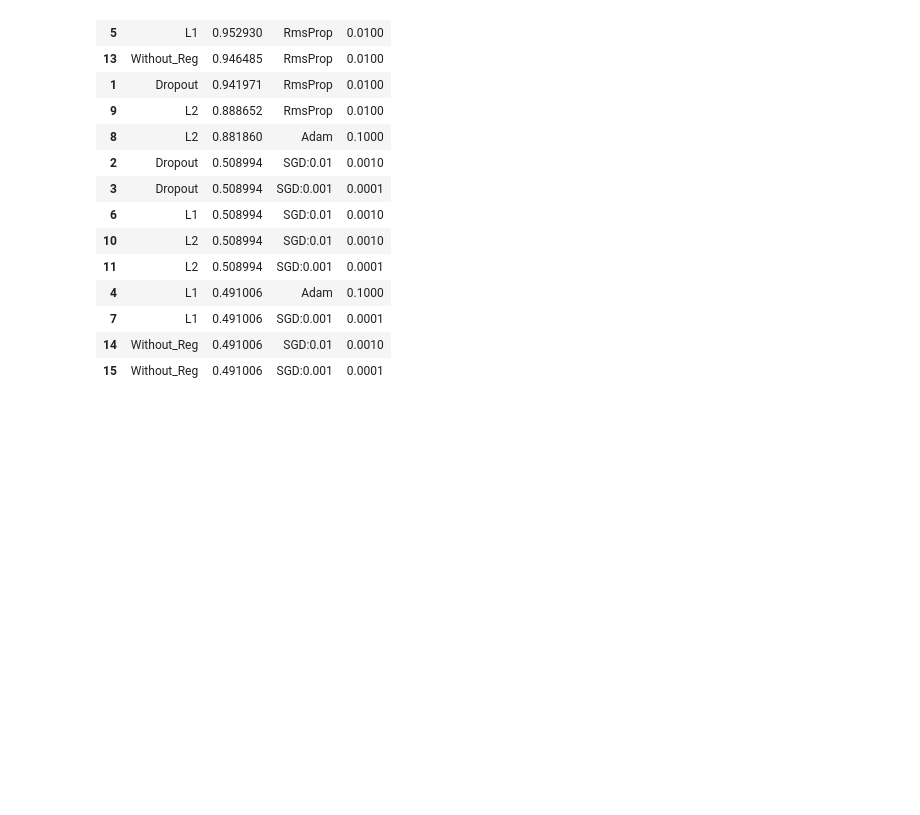
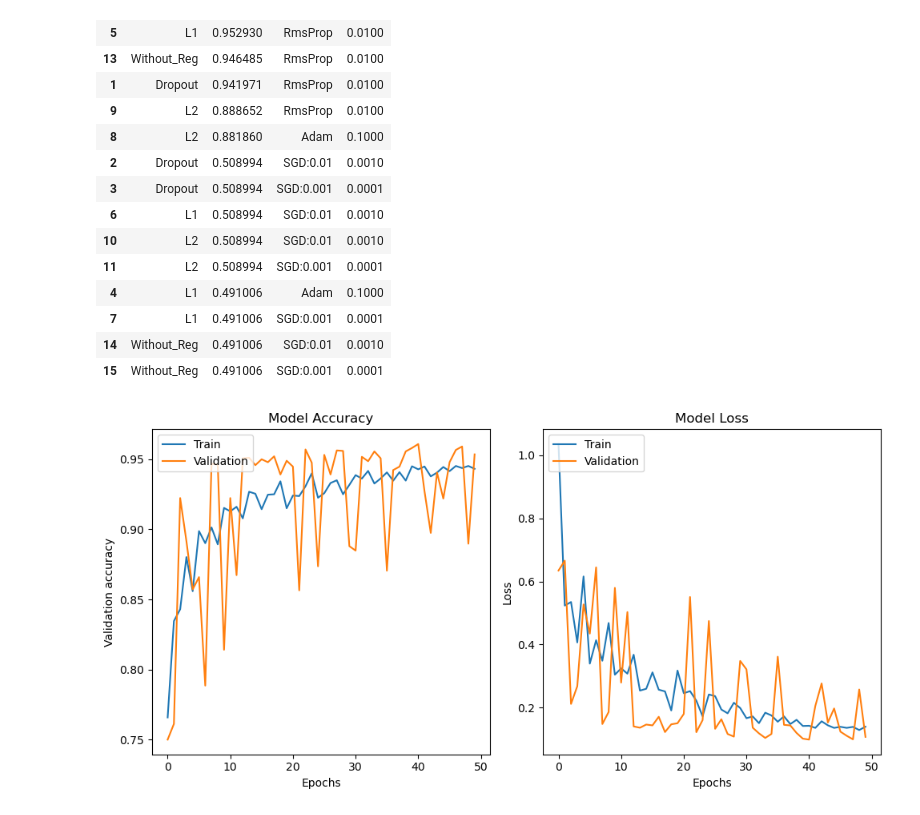
Before and after one commit to MaukanMir/Machine-Learning-Failure-Classification, a Jupyter notebook: training.ipynb, the cells around one changed output. Cells and saved outputs as stored; diff of their text form; code cells hidden in the pictures; blank space fills up the shorter version.

Commit message:
added new models

```diff
--- a/training.ipynb
+++ b/training.ipynb
@@ -473,4 +473,27 @@ end_result
 | 15 | Without_Reg | 0.491006 | SGD:0.001 | 0.0001 |
 # %%
 model = create_model_without_reg(X_train.shape[1], "adam")
-history = model.fit(X_train, y_train, epochs=50, bath_size=32, verbose=0, validation_data=(X_val, y_val))
+history = model.fit(X_train, y_train, epochs=50, batch_size=32, verbose=0, validation_data=(X_val, y_val))
+# %%
+plt.figure(figsize=(10,5))
+
+plt.subplot(1,2,1)
+plt.plot(history.history['accuracy'])
+plt.plot(history.history['val_accuracy'])
+plt.title("Model Accuracy")
+plt.xlabel("Epochs")
+plt.ylabel("Validation accuracy")
+plt.legend(['Train', "Validation"], loc='upper left')
+
+plt.subplot(1,2,2)
+plt.plot(history.history['loss'])
+plt.plot(history.history['val_loss'])
+plt.title("Model Loss")
+plt.xlabel("Epochs")
+plt.ylabel("Loss")
+plt.legend(['Train', "Validation"], loc='upper left')
+
+plt.tight_layout()
+plt.show()
+# %% [output]
+[figure, added]
```
